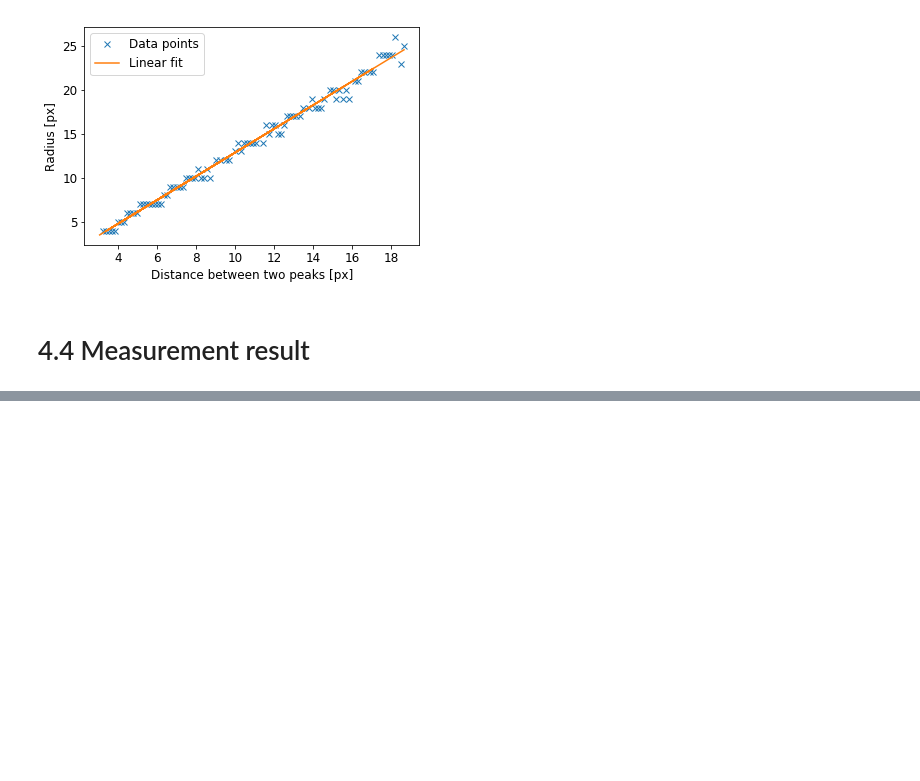
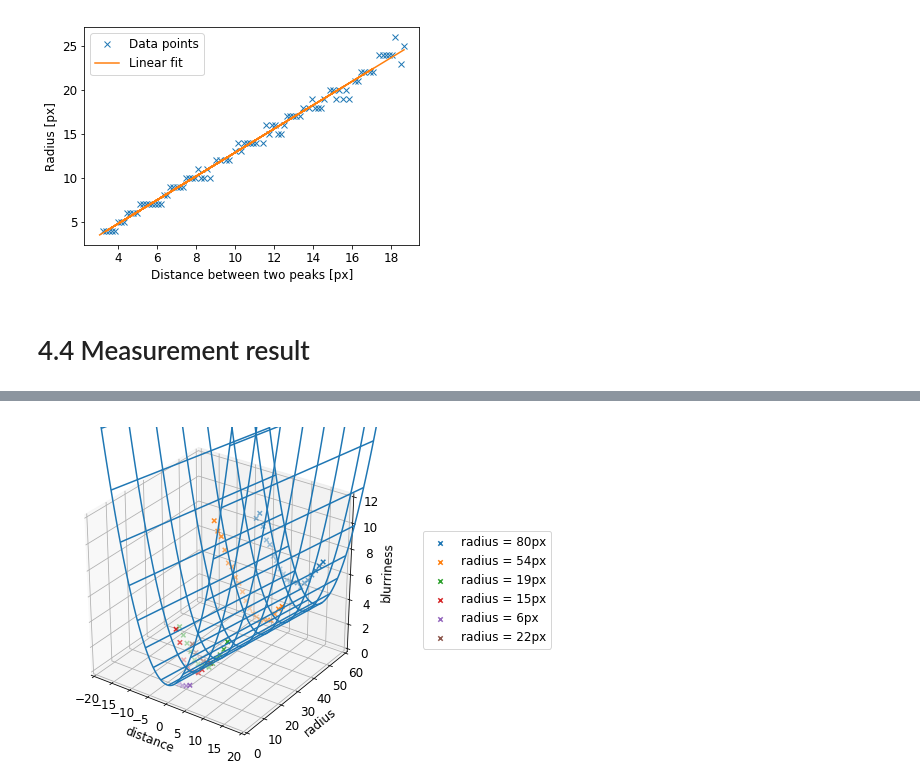
Before and after one commit to zazizizou/gradient_ansatz, a Jupyter notebook: thesis_graphsand_figures.ipynb, the cells around one changed output, grey strips where cells are left out. Saved outputs shown, nothing was run; the diff lists cells and outputs as text; code cells hidden in the pictures; blank space fills up the shorter version.

```diff
--- a/thesis_graphsand_figures.ipynb
+++ b/thesis_graphsand_figures.ipynb
@@ -448,0 +594,31 @@ for fn in filenames:
+# %%
+from mpl_toolkits.mplot3d import axes3d
+fig = plt.figure(figsize=(6,6))
+ax = fig.add_subplot(111, projection='3d')
+
+# Plot a basic wireframe.
+ax.plot_wireframe(x, z, y.reshape(200,200), rstride=30, cstride=10)
+
+
+for cu, cb in zip(curves, calib_bubbles):
+    xraw = np.arange(0, len(cu)) -np.argmin(cu)
+    yraw = cu
+    ax.scatter(xraw,yraw, zs=cb.radius, zdir='y', label='radius = '+str(cb.radius) +"px", marker='x')
+
+
+
+#ax.plot(xfitdata,yfitdata, zs=zfitdata, zdir='y', label='radius = '+str(cb.radius) +"px")
+
+ax.set_xlim(-20, 20)
+ax.set_ylim(0, 60)
+ax.set_zlim(0, 12)
+ax.set_xlabel('distance')
+ax.set_ylabel('radius')
+ax.set_zlabel('blurriness')
+ax.view_init(elev=30., azim=-55)
+lgd = ax.legend(bbox_to_anchor=(1.1, .7))
+
+
+fig.savefig("../thesis/images/dof_calibration_fit.png",bbox_inches='tight', bbox_extra_artists=(lgd,) )
+# %% [output]
+[figure, added]
```
Also changed, not shown: parts of 21 cells of this notebook, 1 other file.
